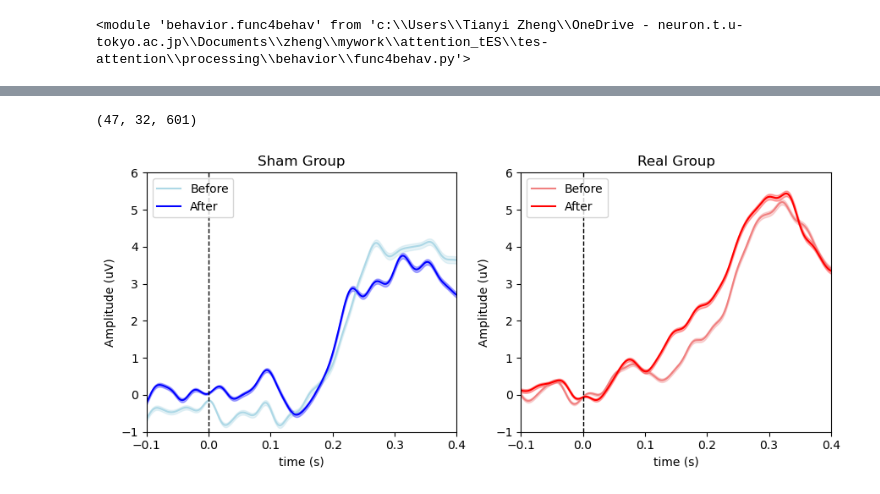
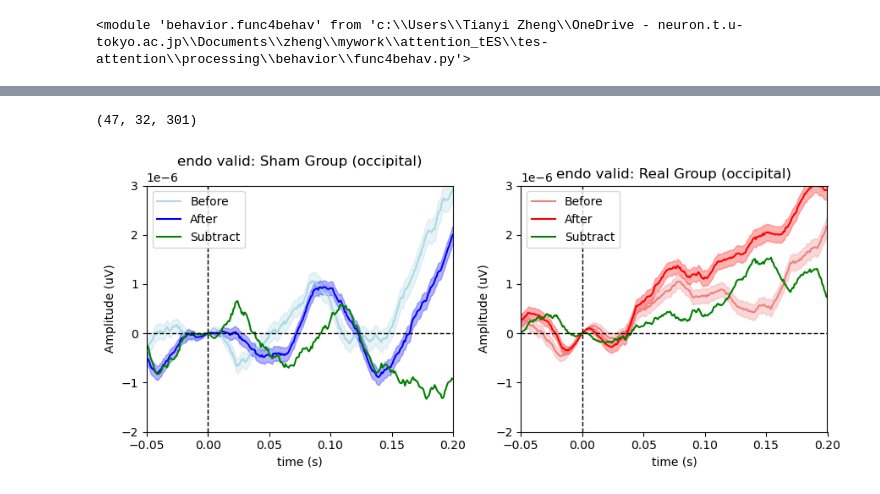
Before and after one commit to Shawnzty/tACS-Attention, a Jupyter notebook: processing/eeg_analysis/EP_bygroup.ipynb, the cells around one changed output, grey strips where cells are left out. Cells and saved outputs as stored; diff of their text form; code cells hidden in the pictures.

```diff
--- a/processing/eeg_analysis/EP_bygroup.ipynb
+++ b/processing/eeg_analysis/EP_bygroup.ipynb
@@ -29,13 +29,13 @@ imp.reload(fb)
 # %%
 case = 'endo valid'
 watch = '11 stim'
-tmin = -0.1
-tmax = 0.4
+tmin = -0.05
+tmax = 0.2
 real_ids = [1, 3, 4, 5, 9, 12, 13, 17, 18]
 sham_ids = [2, 6, 7, 8, 10, 11, 14, 15, 16]
 
 highpass = 0.3
-lowpass = 100
+lowpass = 30
 
 sham_evoked_before, sham_evoked_after, real_evoked_before, real_evoked_after, _, _ = fe.pipeline_EP_allsubs(case, watch, tmin, tmax, hipass=highpass, lopass=lowpass)
 # %% [output]
@@ -199,7 +199,7 @@ Designing a one-pass, zero-phase, non-causal bandpass filter:
 # %%
 sham_evoked_after[1].shape
 # %% [output]
-(47, 32, 601)
+(47, 32, 301)
 # %%
 data_list = [sham_evoked_before, sham_evoked_after, real_evoked_before, real_evoked_after]
 know_list = [[],[],[],[]]
@@ -237,7 +237,8 @@ real_before = know_list[2]
 real_after = know_list[3]
 # %%
 # pick_channels = [1,2]
-channels = fe.pick_cortex('all')
+region = 'occipital'
+channels = fe.pick_cortex('occipital')
 picks = list(channels.keys())
 pick_channels = [channels[key] for key in picks]
 
@@ -256,7 +257,7 @@ def process_data(data):
     means = []
     std_errors = []
     for i in range(data.shape[1]):
-        cleaned_column = fe.rm_outlier(data[:, i], lower_k=1, upper_k=1)
+        cleaned_column = fe.rm_outlier(data[:, i], lower_k=1.5, upper_k=1.5)
         mean = np.mean(cleaned_column)
         std_err = np.std(cleaned_column) / np.sqrt(len(cleaned_column))
         means.append(mean)
@@ -277,40 +278,43 @@ def plot_data(ax, data_before, data_after, title, colors):
     mean_before, std_err_before = process_data(data_before)
     mean_after, std_err_after = process_data(data_after)
 
-    # Apply the low-pass filter to the mean and std_error
-    mean_before = low_pass_filter(mean_before, fs, cutoff)*1000000 # V->uV
-    std_err_before = low_pass_filter(std_err_before, fs, cutoff)*1000000
-    mean_after = low_pass_filter(mean_after, fs, cutoff)*1000000
-    std_err_after = low_pass_filter(std_err_after, fs, cutoff)*1000000
+    # # Apply the low-pass filter to the mean and std_error
+    # mean_before = low_pass_filter(mean_before, fs, cutoff)*1000000 # V->uV
+    # std_err_before = low_pass_filter(std_err_before, fs, cutoff)*1000000
+    # mean_after = low_pass_filter(mean_after, fs, cutoff)*1000000
+    # std_err_after = low_pass_filter(std_err_after, fs, cutoff)*1000000
 
     ax.plot(time, mean_before, color=colors[0], label="Before")
     ax.fill_between(time, mean_before-std_err_before, mean_before+std_err_before, color=colors[0], alpha=0.3)
 
     ax.plot(time, mean_after, color=colors[1], label="After")
     ax.fill_between(time, mean_after-std_err_after, mean_after+std_err_after, color=colors[1], alpha=0.3)
 
+    ax.plot(time, mean_after-mean_before, color="green", label="Subtract")
+
     ax.axvline(0, color='black', linestyle='--', linewidth=1)
-    ax.set_title(title)
+    ax.axhline(0, color='black', linestyle='--', linewidth=1)
+    ax.set_title(title + " (" + region + ")")
     ax.legend(loc="upper left")
     ax.set_xlim([tmin, tmax])
-    ax.set_ylim([-1, 6])
+    ax.set_ylim([-2*1e-6, 3*1e-6])
 
     ax.set_xlabel('time (s)')
     ax.set_ylabel('Amplitude (uV)')
 
 
 combined_sham_before = combine_channels(sham_before, pick_channels)
 combined_sham_after = combine_channels(sham_after, pick_channels)
 combined_real_before = combine_channels(real_before, pick_channels)
 combined_real_after = combine_channels(real_after, pick_channels)
 
 fig, axes = plt.subplots(1, 2, figsize=(9, 4))
 
 # Plot
-plot_data(axes[0], combined_sham_before, combined_sham_after, 'Sham Group', colors[:2])
-plot_data(axes[1], combined_real_before, combined_real_after, 'Real Group', colors[2:])
+plot_data(axes[0], combined_sham_before, combined_sham_after, case+ ': Sham Group', colors[:2])
+plot_data(axes[1], combined_real_before, combined_real_after, case+ ': Real Group', colors[2:])
 
 plt.tight_layout()
 plt.show()
 # %% [output]
-[figure, old version]
+[figure, new version]
```
Also changed, not shown: parts of 1 cell of this notebook, 2 other files.
